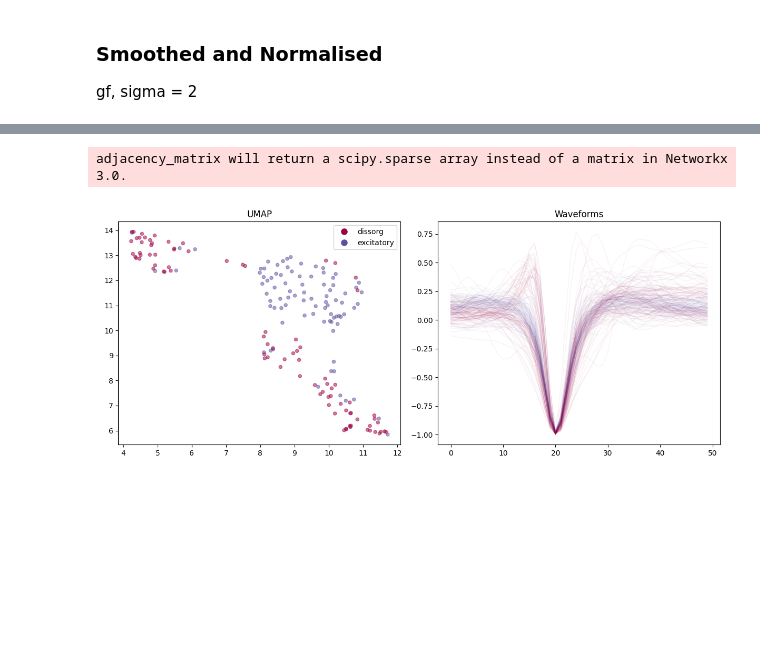
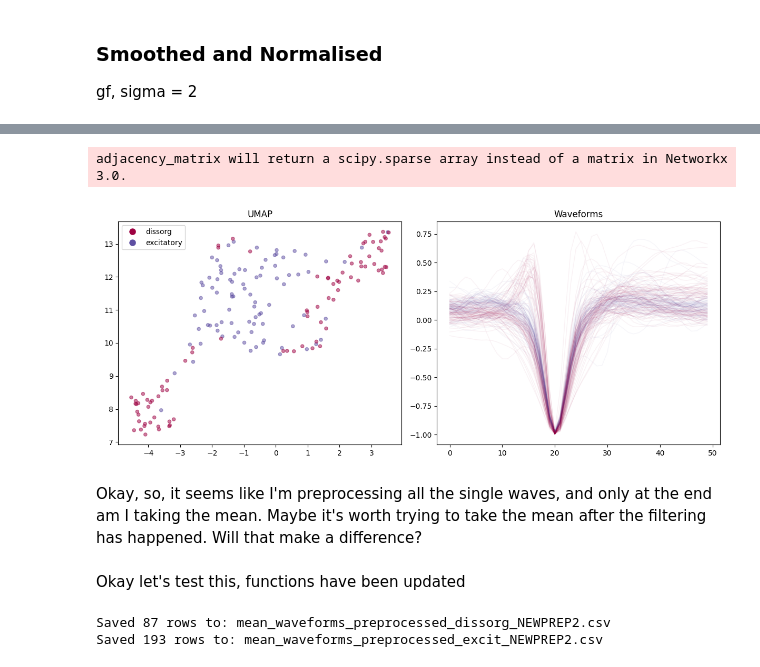
Before and after one commit to aitanavsGithub/MasterThesis, a Jupyter notebook: code/scrap10_usefunc.ipynb, the cells around one changed output, grey strips where cells are left out. Drawn from its saved outputs; the diff is of its cells as text; code cells hidden in the pictures; blank space fills up the shorter version.

Commit message:
Preprocessing for the brw files!

```diff
--- a/code/scrap10_usefunc.ipynb
+++ b/code/scrap10_usefunc.ipynb
@@ -113,15 +112,52 @@ Components that explain 90% of variance: 5
 # %%
 # Set seed
 seed = 43
 np.random.seed(seed)    # NumPy
 random.seed(seed)       # Python built-in random module
 set_rand_state(RAND_STATE)
 
 # Run UMAP
-umap_df = run_umap(all_wf, all_labels, n_nb=15, min_d=0.1, n_comps=2, metric='euclidean', random_state=RAND_STATE)
+umap_df, clustering_solution = run_umap(all_wf, all_labels, n_nb=15, min_d=0.1, n_comps=2, metric='euclidean', random_state=RAND_STATE)
 
 # Plot UMAP
 interactive_umap_plot(umap_df, cmap_name="Spectral")
 # %% [output]
 adjacency_matrix will return a scipy.sparse array instead of a matrix in Networkx 3.0.
-[figure, old version]
+[figure, new version]
+# %% [markdown]
+Okay, so, it seems like I'm preprocessing all the single waves, and only at the end am I taking the mean. Maybe it's worth trying to take the mean after the filtering has happened. Will that make a difference?
+# %% [markdown]
+Okay let's test this, functions have been updated
+# %%
+# New preprocessing, taking the mean first
+
+from preprocess_bxr import *
+
+fileDirectory_dissorg = "data\\test_data\\"
+fileName_dissorg = 'testdata_results.bxr' # name of BXR file
+
+fileDirectory_excit = "data\\excit_data\\"
+fileName_excit = '20240627-iPCS-1806-div35-iNeurons_00.bxr' # name of BXR file
+
+wf_dissorg = extract_waveforms_from_bxr(fileDirectory_dissorg, fileName_dissorg)
+wf_excit = extract_waveforms_from_bxr(fileDirectory_excit, fileName_excit)
+
+wf_dissorg_preprocessed = preprocess_waveforms_meanfirst(
+    wf_dissorg,
+    smoothing_method = 'gf',
+    smoothing_kwargs={'sigma': 1.5},
+    norm=True,
+    export_csv=True,
+    export_filename="mean_waveforms_preprocessed_dissorg_NEWPREP2.csv")
+
+wf_excit_preprocessed = preprocess_waveforms_meanfirst(
+    wf_excit,
+    smoothing_method = 'gf',
+    smoothing_kwargs={'sigma': 1.5},
+    min_waveforms=100,
+    norm=True,
+    export_csv=True,
+    export_filename="mean_waveforms_preprocessed_excit_NEWPREP2.csv")
+# %% [output]
+Saved 87 rows to: mean_waveforms_preprocessed_dissorg_NEWPREP2.csv
+Saved 193 rows to: mean_waveforms_preprocessed_excit_NEWPREP2.csv
```
Also changed, not shown: parts of 17 cells of this notebook, 18 other files.
